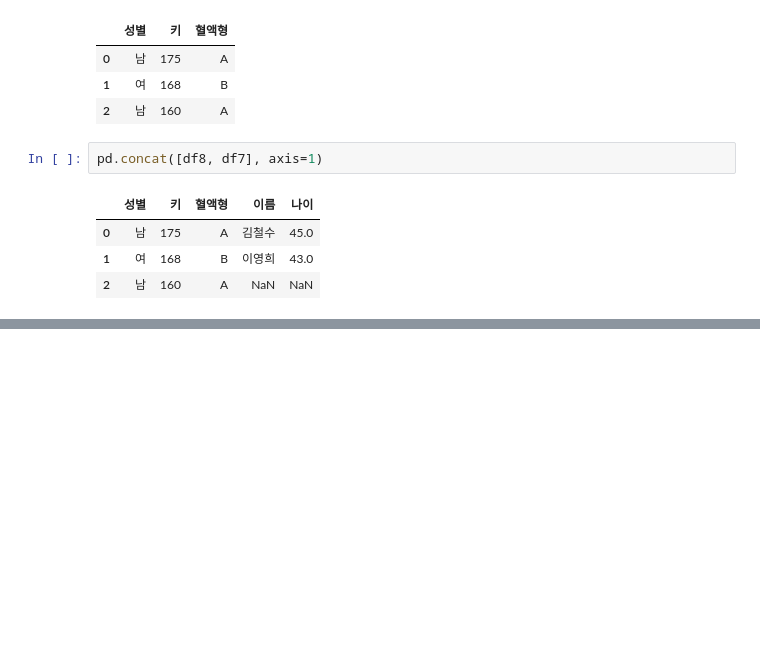
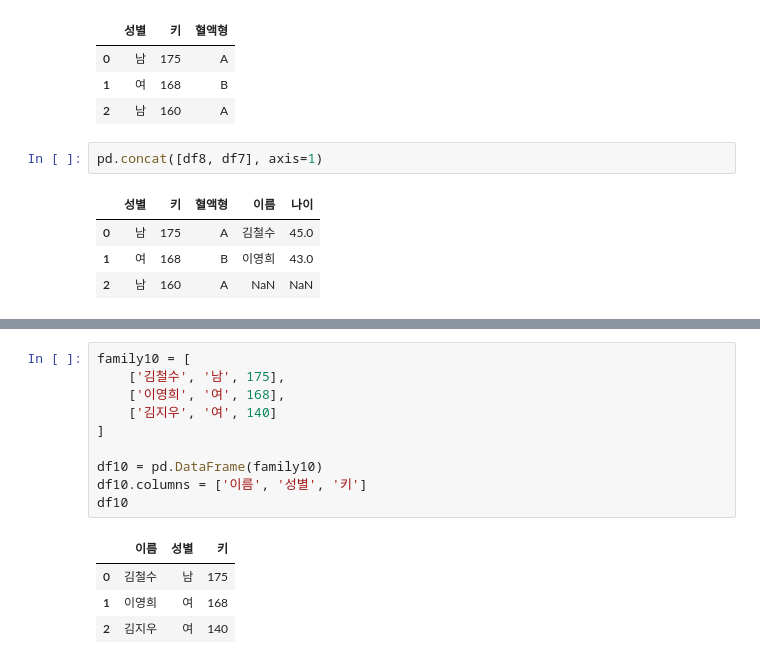
Before and after one commit to ChoongyeolKim/20260616, a Jupyter notebook: src/pandas-exercise.ipynb, the cells around one changed output, grey strips where cells are left out. Drawn from its saved outputs; the diff is of its cells as text; blank space fills up the shorter version.

```diff
--- a/src/pandas-exercise.ipynb
+++ b/src/pandas-exercise.ipynb
@@ -771,0 +800,15 @@ pd.concat([df8, df7], axis=1)
+# %%
+family10 = [
+    ['김철수', '남', 175],
+    ['이영희', '여', 168],
+    ['김지우', '여', 140]
+]
+
+df10 = pd.DataFrame(family10)
+df10.columns = ['이름', '성별', '키']
+df10
+# %% [output]
+|  | 이름 | 성별 | 키 |
+| 0 | 김철수 | 남 | 175 |
+| 1 | 이영희 | 여 | 168 |
+| 2 | 김지우 | 여 | 140 |
```
Also changed, not shown: parts of 3 cells of this notebook.
